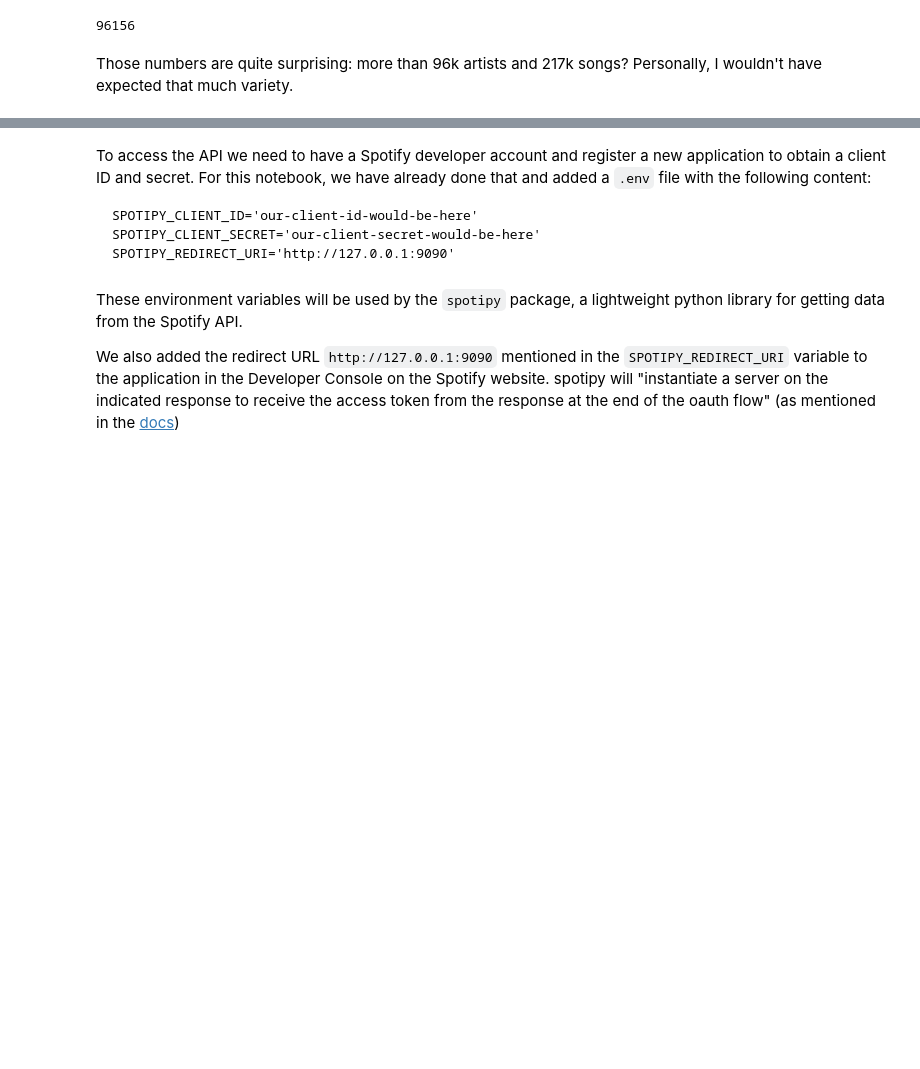
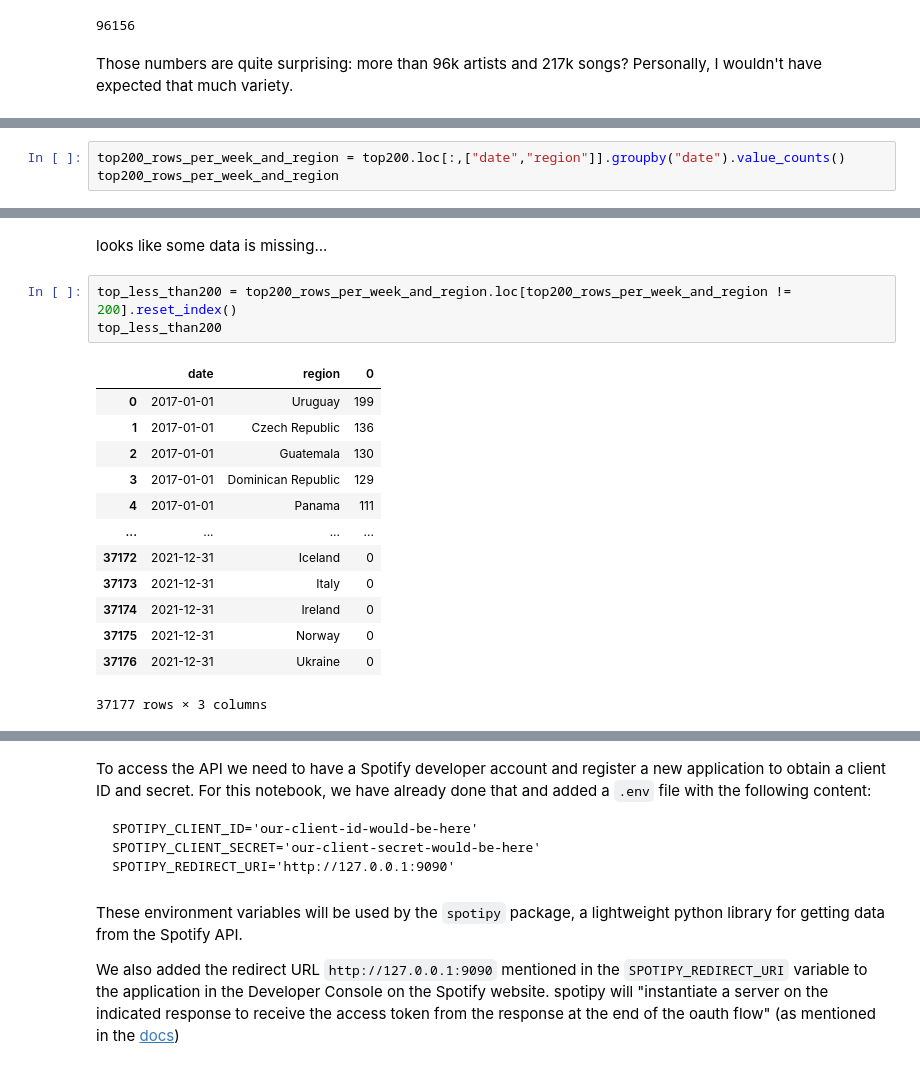
Before and after one commit to Sejmou/exploring-spotify-charts, a Jupyter notebook: data-exploration/spotify_weekly_charts.ipynb, the cells around one changed output, grey strips where cells are left out. Cells and saved outputs as stored; diff of their text form; blank space fills up the shorter version.

```diff
--- a/data-exploration/spotify_weekly_charts.ipynb
+++ b/data-exploration/spotify_weekly_charts.ipynb
@@ -84,0 +104,3 @@ Those numbers are quite surprising: more than 96k artists and 217k songs? Person
+# %%
+top200_rows_per_week_and_region = top200.loc[:,["date","region"]].groupby("date").value_counts()
+top200_rows_per_week_and_region
@@ -84,0 +121,19 @@ Those numbers are quite surprising: more than 96k artists and 217k songs? Person
+# %% [markdown]
+looks like some data is missing...
+# %%
+top_less_than200 = top200_rows_per_week_and_region.loc[top200_rows_per_week_and_region != 200].reset_index()
+top_less_than200
+# %% [output]
+|  | date | region | 0 |
+| 0 | 2017-01-01 | Uruguay | 199 |
+| 1 | 2017-01-01 | Czech Republic | 136 |
+| 2 | 2017-01-01 | Guatemala | 130 |
+| 3 | 2017-01-01 | Dominican Republic | 129 |
+| 4 | 2017-01-01 | Panama | 111 |
+| ... | ... | ... | ... |
+| 37172 | 2021-12-31 | Iceland | 0 |
+| 37173 | 2021-12-31 | Italy | 0 |
+| 37174 | 2021-12-31 | Ireland | 0 |
+| 37175 | 2021-12-31 | Norway | 0 |
+| 37176 | 2021-12-31 | Ukraine | 0 |
+37177 rows × 3 columns
```
Also changed, not shown: parts of 18 cells of this notebook.
